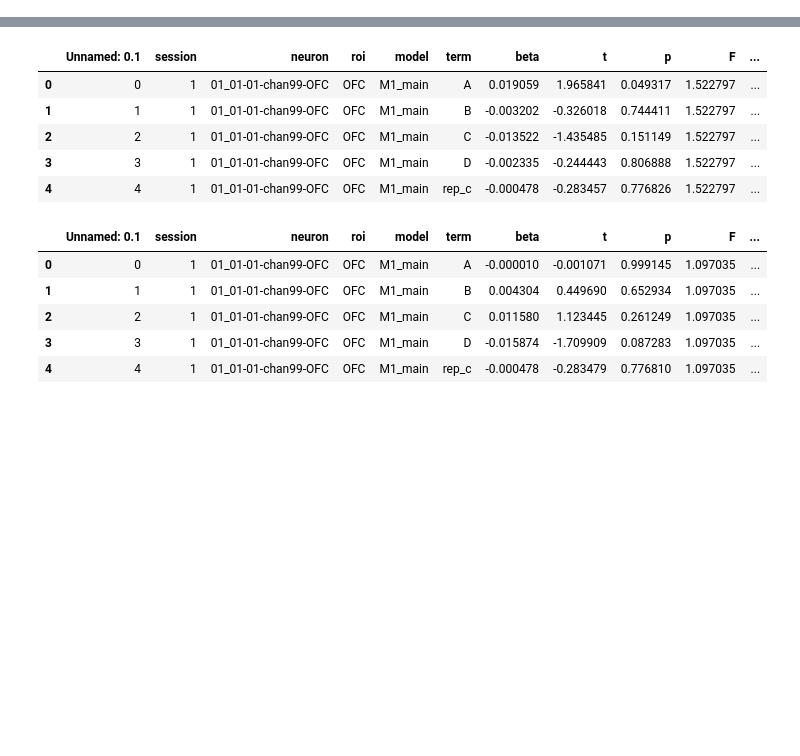
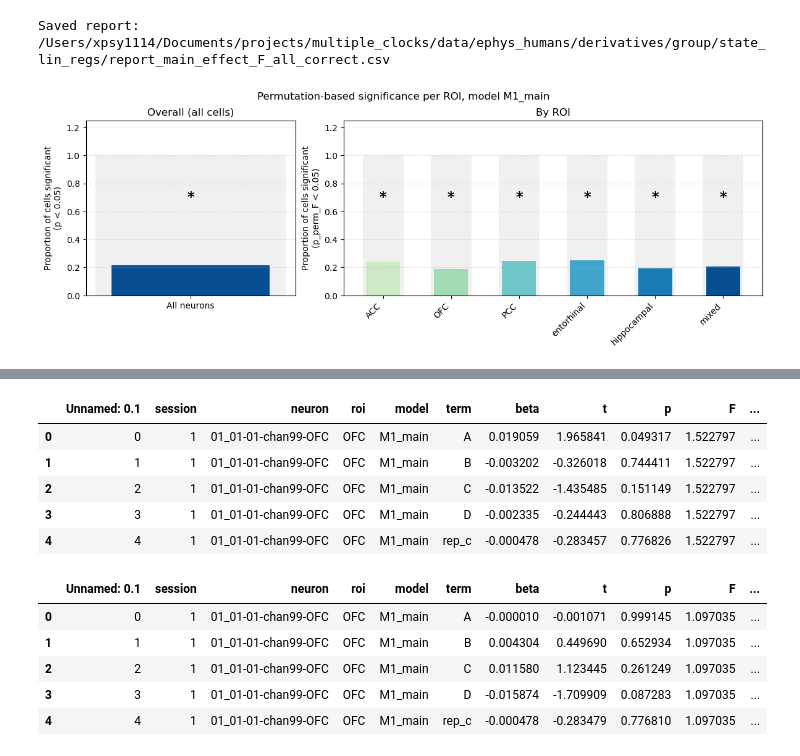
Before and after one commit to skuechenhoff/multiple_clocks_repo, a Jupyter notebook: scripts/State_playground.ipynb, the cells around one changed output, grey strips where cells are left out. Cells and saved outputs as stored; diff of their text form; code cells hidden in the pictures; blank space fills up the shorter version.

```diff
--- a/scripts/State_playground.ipynb
+++ b/scripts/State_playground.ipynb
@@ -336,0 +441,5 @@ def plot_perm_significance_interaction_ABCD_cells(df):
+# %%
+plot_perm_main_state_by_roi(p_perm, result_dir=f"{source_dir}/group/state_lin_regs", model = "M1_main")
+# %% [output]
+Saved report: /Users/xpsy1114/Documents/projects/multiple_clocks/data/ephys_humans/derivatives/group/state_lin_regs/report_main_effect_F_all_correct.csv
+[figure, added]
```
Also changed, not shown: parts of 18 cells of this notebook, 2 other files.
